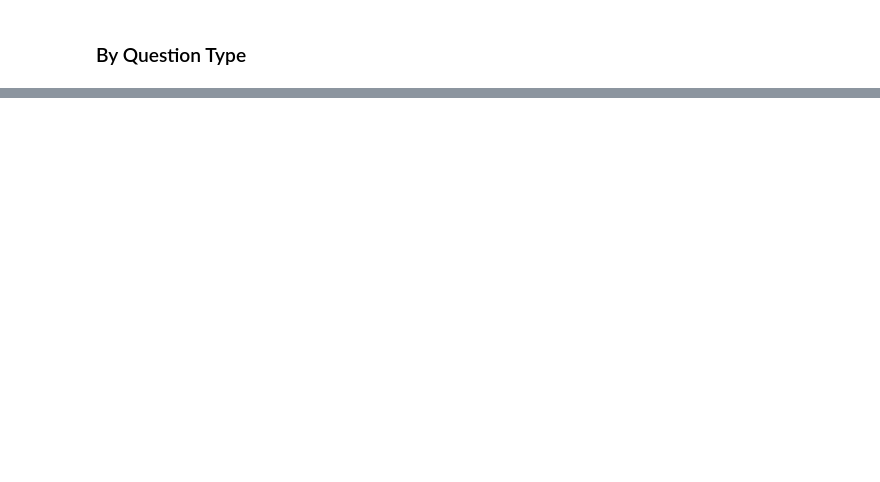
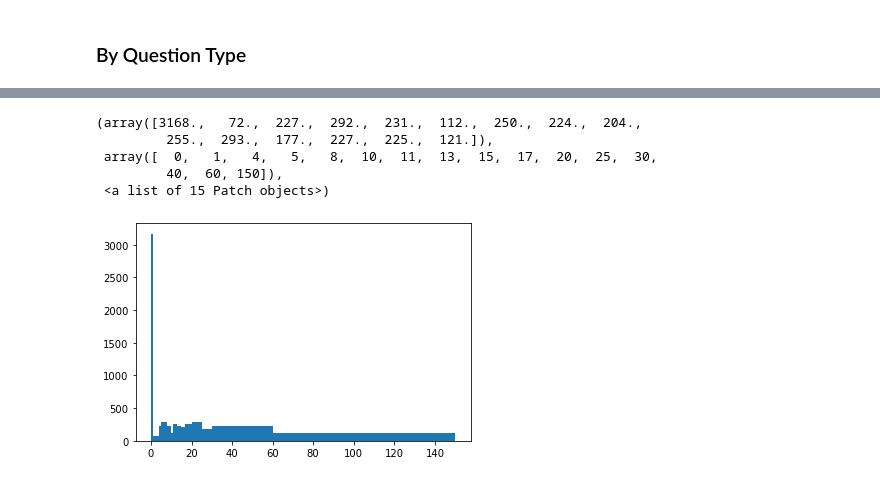
Before and after one commit to mayankiitg/cs224n-Question-Answering-on-SQUAD-2.0, a Jupyter notebook: predictions_analysis.ipynb, the cells around one changed output, grey strips where cells are left out. Drawn from its saved outputs; the diff is of its cells as text; code cells hidden in the pictures; blank space fills up the shorter version.

```diff
--- a/predictions_analysis.ipynb
+++ b/predictions_analysis.ipynb
@@ -33,20 +23,0 @@ print(keys_list)
-# %%
-import csv
-#preds = json.load(open('predictions.json'))
-preds = {}
-with open('data/dev_submission.csv', newline='', encoding='utf-8') as csvfile:
-    spamreader = csv.reader(csvfile, delimiter=',', quotechar='|')
-    count = 0
-    for row in spamreader:
-        if count ==0:
-            count += 1
-        else:
-            preds[row[0]] = row[1]
-
-#pprint(preds)
-keys_list = []
-for k, v in preds.items():
-    keys_list.append(k)
-    if len(keys_list)==10:
-        break
-print(keys_list)
@@ -254,0 +470,19 @@ quest_dict = question_type_analysis('data/dev_submission.csv')
+# %%
+ans = []
+for x in eval_dataset:
+    total, count = 0., 0.
+    for y in eval_dataset[x]['answers']:
+        total += len(y)
+        count += 1
+    if count==0:
+        ans.append(0.)
+    else:
+        ans.append(total/count)
+plt.hist(ans, bins=[0, 1, 4, 5, 8, 10, 11, 13, 15, 17, 20, 25, 30, 40, 60, 150])
+# %% [output]
+(array([3168.,   72.,  227.,  292.,  231.,  112.,  250.,  224.,  204.,
+         255.,  293.,  177.,  227.,  225.,  121.]),
+ array([  0,   1,   4,   5,   8,  10,  11,  13,  15,  17,  20,  25,  30,
+         40,  60, 150]),
+ <a list of 15 Patch objects>)
+[figure, added]
```
Also changed, not shown: parts of 67 cells of this notebook.
